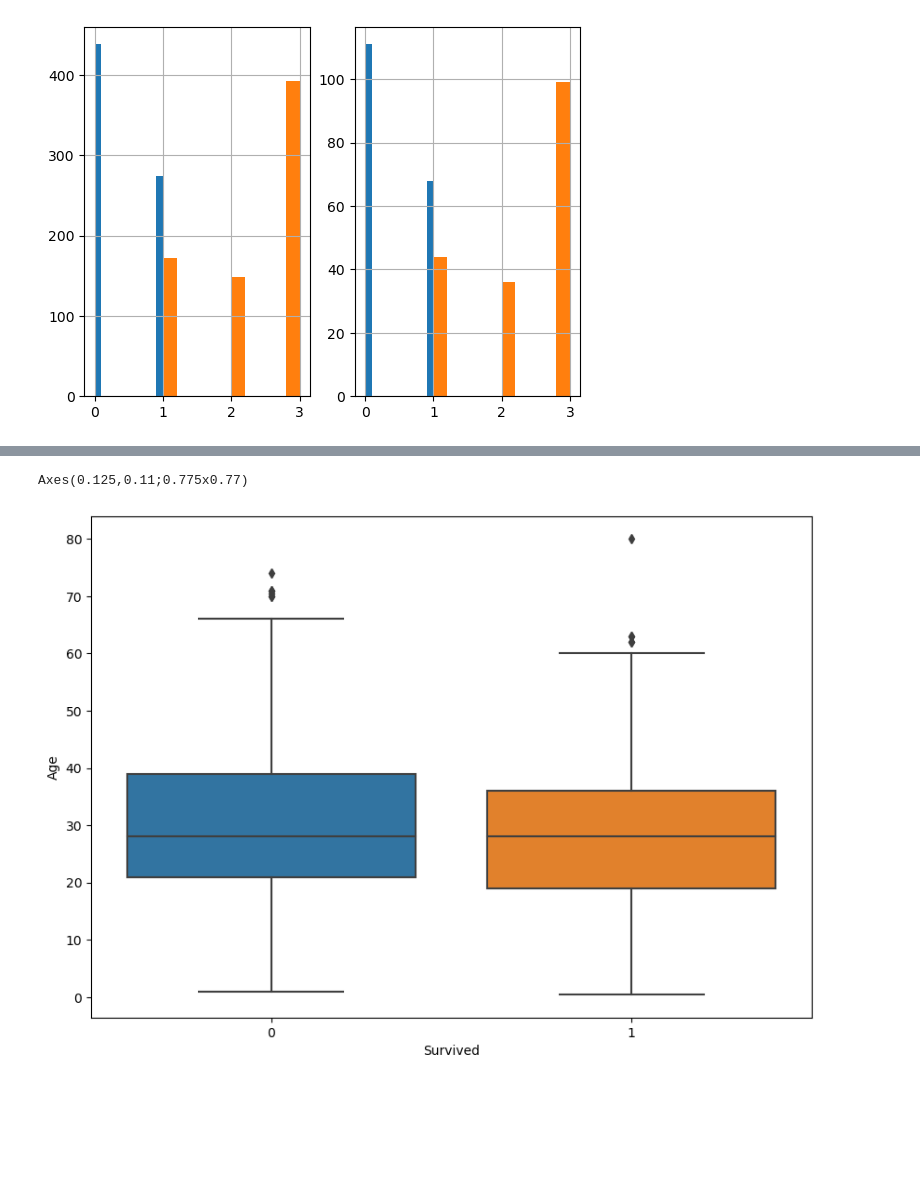
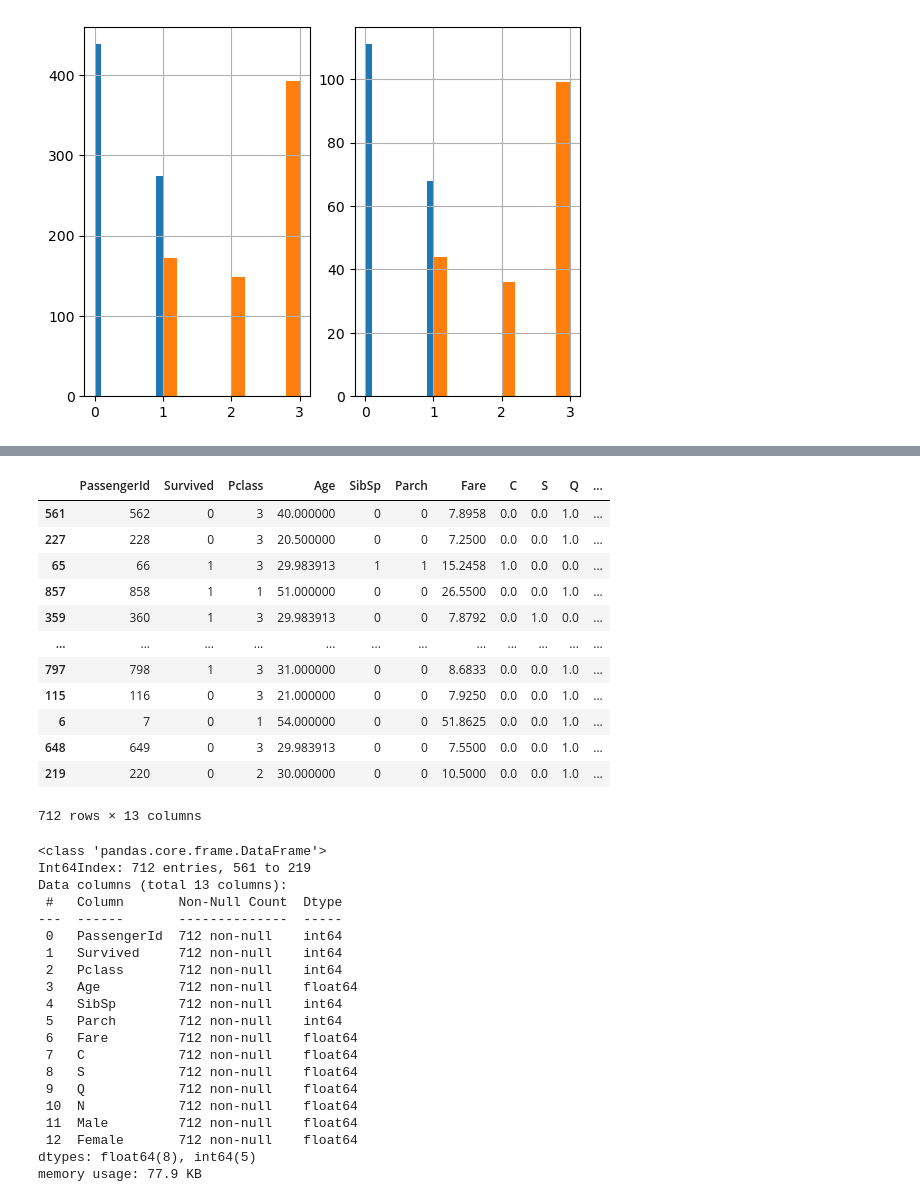
Before and after one commit to centralpenguin/DataScience, a Jupyter notebook: Titanic/Untitled.ipynb, the cells around one changed output, grey strips where cells are left out. Drawn from its saved outputs; the diff is of its cells as text; code cells hidden in the pictures; blank space fills up the shorter version.

```diff
--- a/Titanic/Untitled.ipynb
+++ b/Titanic/Untitled.ipynb
@@ -142,6 +149,39 @@ https://gist.github.com/mwaskom/de44147ed2974457ad6372750bbe5751
 # %%
-plt.figure(figsize=(10,7))
-print(sns.boxplot(x='Survived',y='Age',data=train_data))
+strat_train_set
 # %% [output]
+|  | PassengerId | Survived | Pclass | Age | SibSp | Parch | Fare | C | S | Q | ... |
+| 561 | 562 | 0 | 3 | 40.000000 | 0 | 0 | 7.8958 | 0.0 | 0.0 | 1.0 | ... |
+| 227 | 228 | 0 | 3 | 20.500000 | 0 | 0 | 7.2500 | 0.0 | 0.0 | 1.0 | ... |
+| 65 | 66 | 1 | 3 | 29.983913 | 1 | 1 | 15.2458 | 1.0 | 0.0 | 0.0 | ... |
+| 857 | 858 | 1 | 1 | 51.000000 | 0 | 0 | 26.5500 | 0.0 | 0.0 | 1.0 | ... |
+| 359 | 360 | 1 | 3 | 29.983913 | 0 | 0 | 7.8792 | 0.0 | 1.0 | 0.0 | ... |
+| ... | ... | ... | ... | ... | ... | ... | ... | ... | ... | ... | ... |
+| 797 | 798 | 1 | 3 | 31.000000 | 0 | 0 | 8.6833 | 0.0 | 0.0 | 1.0 | ... |
+| 115 | 116 | 0 | 3 | 21.000000 | 0 | 0 | 7.9250 | 0.0 | 0.0 | 1.0 | ... |
+| 6 | 7 | 0 | 1 | 54.000000 | 0 | 0 | 51.8625 | 0.0 | 0.0 | 1.0 | ... |
+| 648 | 649 | 0 | 3 | 29.983913 | 0 | 0 | 7.5500 | 0.0 | 0.0 | 1.0 | ... |
+| 219 | 220 | 0 | 2 | 30.000000 | 0 | 0 | 10.5000 | 0.0 | 0.0 | 1.0 | ... |
-Axes(0.125,0.11;0.775x0.77)
+712 rows × 13 columns
-[figure, removed]
+# %%
+strat_train_set.info()
+# %% [output]
+<class 'pandas.core.frame.DataFrame'>
+Int64Index: 712 entries, 561 to 219
+Data columns (total 13 columns):
+ #   Column       Non-Null Count  Dtype
+---  ------       --------------  -----
+ 0   PassengerId  712 non-null    int64
+ 1   Survived     712 non-null    int64
+ 2   Pclass       712 non-null    int64
+ 3   Age          712 non-null    float64
+ 4   SibSp        712 non-null    int64
+ 5   Parch        712 non-null    int64
+ 6   Fare         712 non-null    float64
+ 7   C            712 non-null    float64
+ 8   S            712 non-null    float64
+ 9   Q            712 non-null    float64
+ 10  N            712 non-null    float64
+ 11  Male         712 non-null    float64
+ 12  Female       712 non-null    float64
+dtypes: float64(8), int64(5)
+memory usage: 77.9 KB
```
Also changed, not shown: parts of 18 cells of this notebook.
